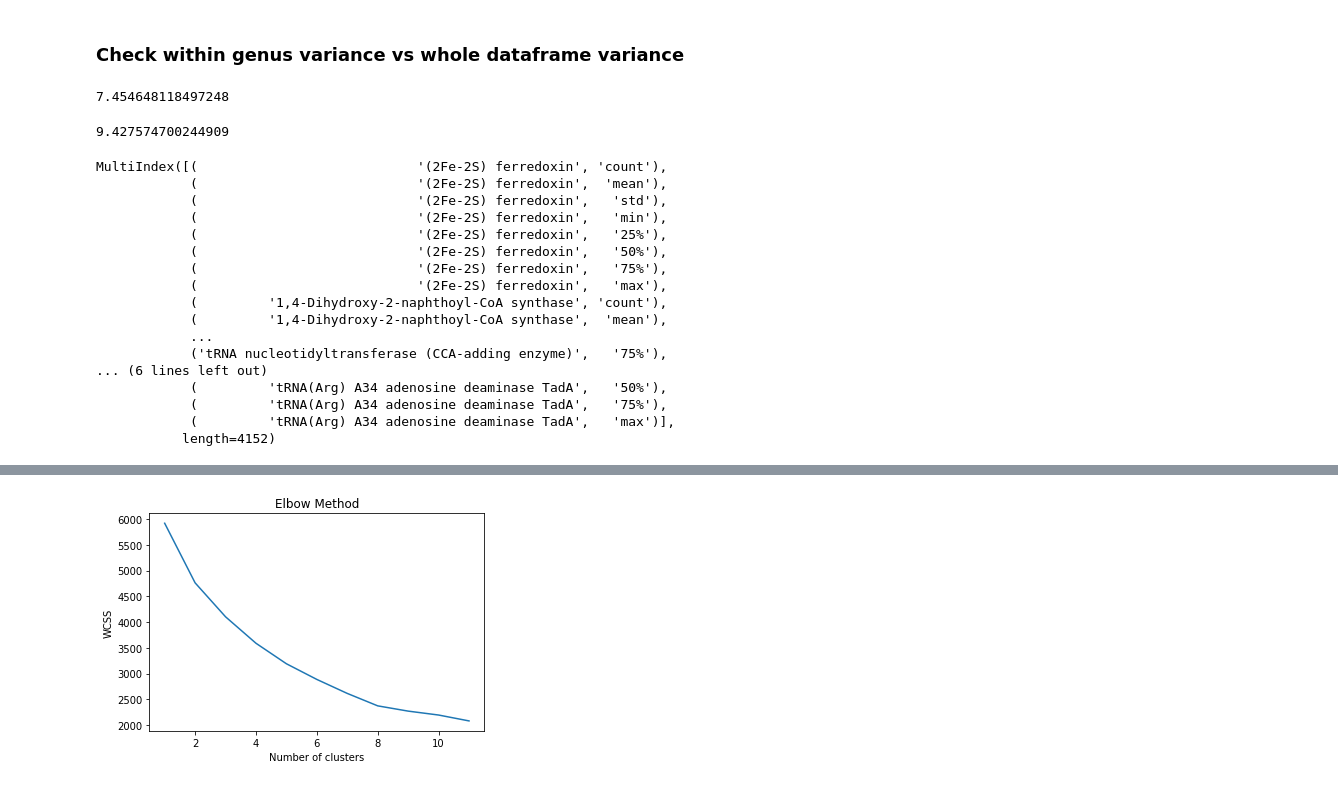
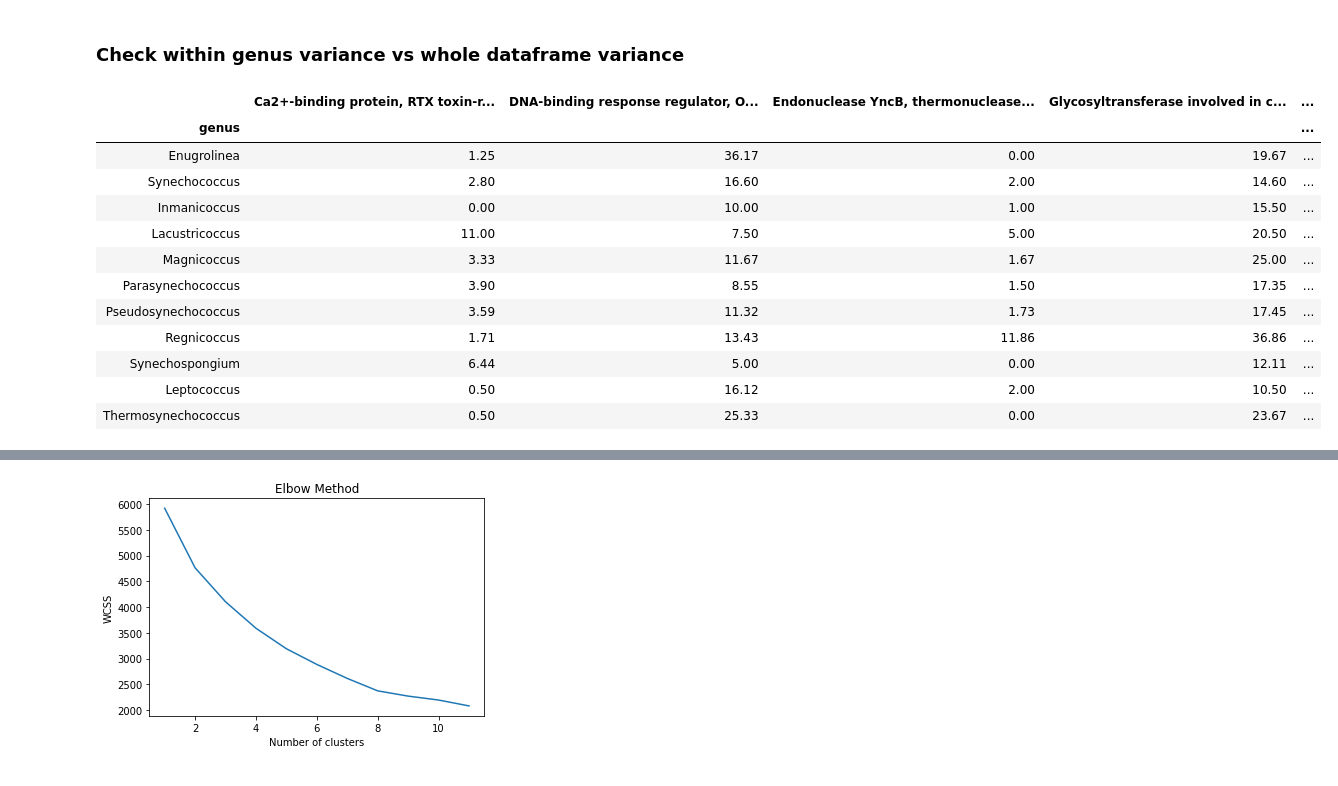
Before and after one commit to vinisalazar/SynechococcusPreprint, a Jupyter notebook: ipynb/Figure4_Table2_COG.ipynb, the cells around one changed output, grey strips where cells are left out. Drawn from its saved outputs; the diff is of its cells as text; code cells hidden in the pictures.

```diff
--- a/ipynb/Figure4_Table2_COG.ipynb
+++ b/ipynb/Figure4_Table2_COG.ipynb
@@ -17,3 +22,18 @@ mat = data.values
 # %% [markdown]
 ### Dataframe formatting
+# %%
+# Add COG names
+data.columns = (cogt.name_from_code(i) for i in data.columns)
+
+# Collapse columns with same name
+suffix = re.compile("\.[0-9]{1,2}$")
+collapsed_columns = []
+for s in data.columns:
+    s_ = re.sub("\.[0-9]{1,2}$", "", s)
+    if 'Transposase' in s:
+        s_ = 'Transposase'
+    collapsed_columns.append(s_)
+
+data.columns = collapsed_columns
+data_ = data.groupby(data.columns, axis=1).sum()
 # %%
@@ -77,11 +120,19 @@ data_.shape
 # %% [markdown]
 ### Check within genus variance vs whole dataframe variance
-# %%
-data_g.stack().std()
-# %% [output]
-7.454648118497248
-# %%
-data_.iloc[:, :-1].stack().std()
-# %% [output]
-9.427574700244909
+# %%
+data_
+# %% [output]
+|  | Ca2+-binding protein, RTX toxin-r... | DNA-binding response regulator, O... | Endonuclease YncB, thermonuclease... | Glycosyltransferase involved in c... | ... |
+| genus |  |  |  |  | ... |
+| Enugrolinea | 1.25 | 36.17 | 0.00 | 19.67 | ... |
+| Synechococcus | 2.80 | 16.60 | 2.00 | 14.60 | ... |
+| Inmanicoccus | 0.00 | 10.00 | 1.00 | 15.50 | ... |
+| Lacustricoccus | 11.00 | 7.50 | 5.00 | 20.50 | ... |
+| Magnicoccus | 3.33 | 11.67 | 1.67 | 25.00 | ... |
+| Parasynechococcus | 3.90 | 8.55 | 1.50 | 17.35 | ... |
+| Pseudosynechococcus | 3.59 | 11.32 | 1.73 | 17.45 | ... |
+| Regnicoccus | 1.71 | 13.43 | 11.86 | 36.86 | ... |
+| Synechospongium | 6.44 | 5.00 | 0.00 | 12.11 | ... |
+| Leptococcus | 0.50 | 16.12 | 2.00 | 10.50 | ... |
+| Thermosynechococcus | 0.50 | 25.33 | 0.00 | 23.67 | ... |
 # %%
@@ -96,20 +146,0 @@ group = data_.groupby('genus').describe()
-# %%
-group.columns
-# %% [output]
-MultiIndex([(                            '(2Fe-2S) ferredoxin', 'count'),
-            (                            '(2Fe-2S) ferredoxin',  'mean'),
-            (                            '(2Fe-2S) ferredoxin',   'std'),
-            (                            '(2Fe-2S) ferredoxin',   'min'),
-            (                            '(2Fe-2S) ferredoxin',   '25%'),
-            (                            '(2Fe-2S) ferredoxin',   '50%'),
-            (                            '(2Fe-2S) ferredoxin',   '75%'),
-            (                            '(2Fe-2S) ferredoxin',   'max'),
-            (         '1,4-Dihydroxy-2-naphthoyl-CoA synthase', 'count'),
-            (         '1,4-Dihydroxy-2-naphthoyl-CoA synthase',  'mean'),
-            ...
-            ('tRNA nucleotidyltransferase (CCA-adding enzyme)',   '75%'),
-... (6 lines left out)
-            (         'tRNA(Arg) A34 adenosine deaminase TadA',   '50%'),
-            (         'tRNA(Arg) A34 adenosine deaminase TadA',   '75%'),
-            (         'tRNA(Arg) A34 adenosine deaminase TadA',   'max')],
-           length=4152)
```
Also changed, not shown: parts of 11 cells of this notebook, 1 other file.
